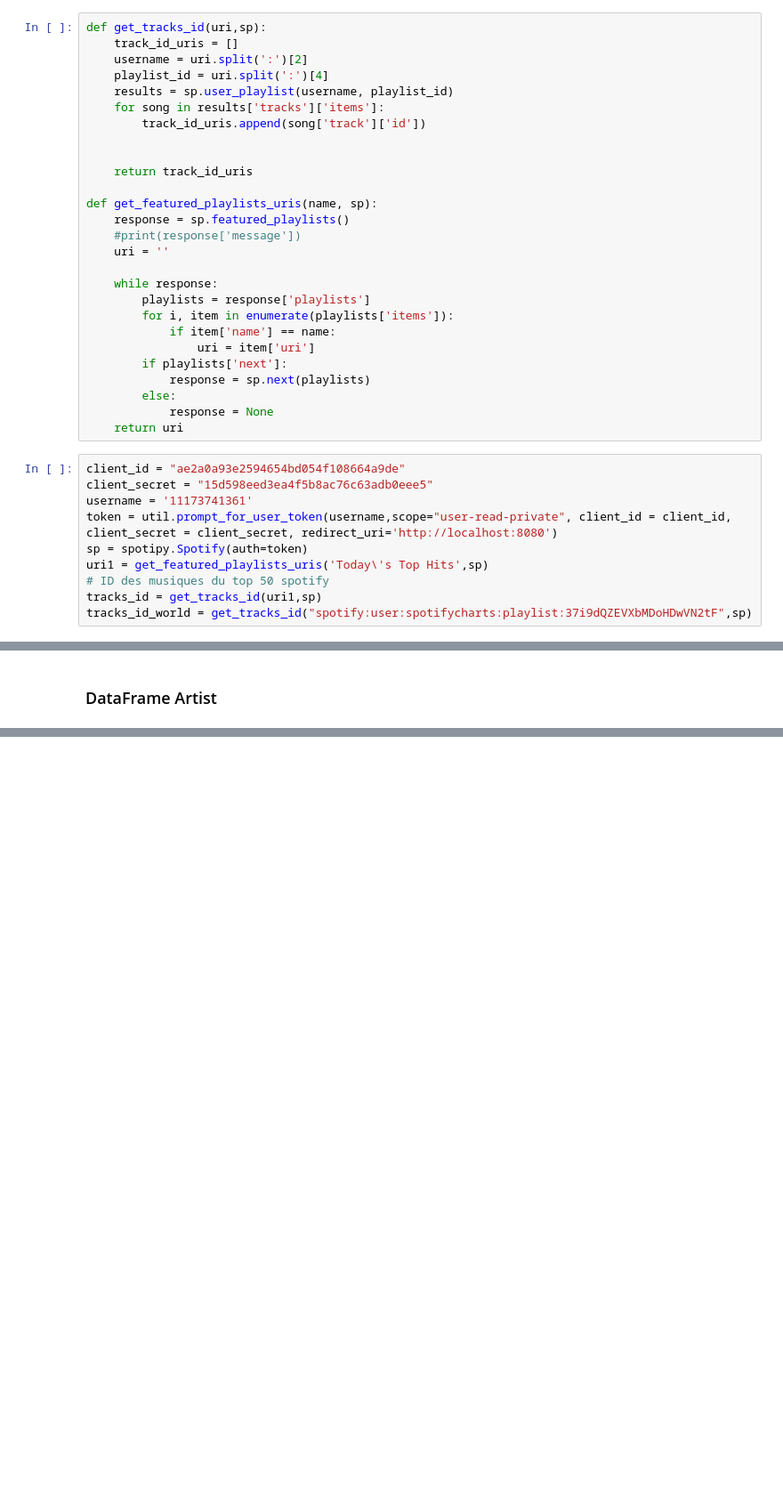
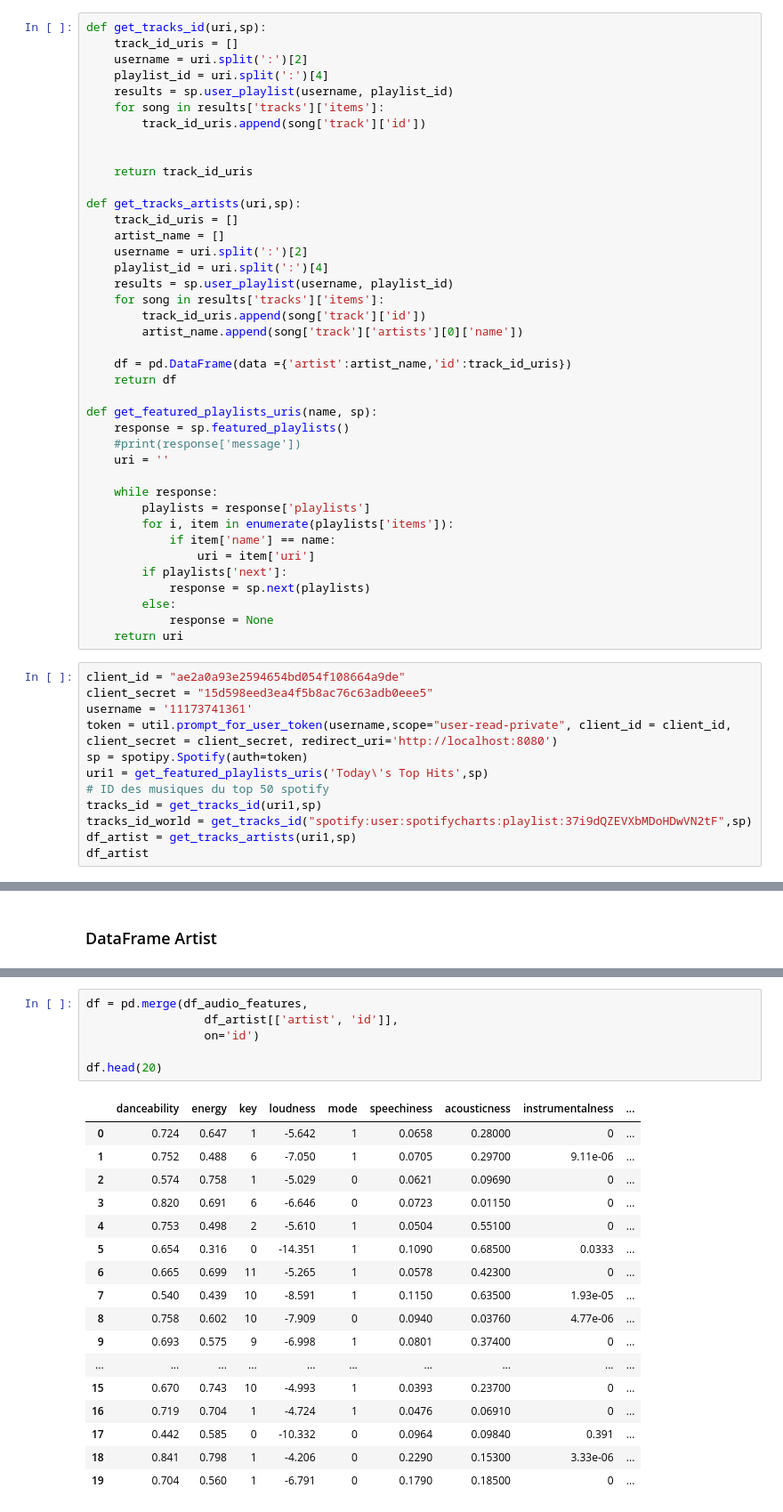
Before and after one commit to rreinette/BEAVERMATRIX, a Jupyter notebook: spotify/randy/Challenge_Data.ipynb, the cells around one changed output, grey strips where cells are left out. Shown at 89% size. Cells and saved outputs as stored; diff of their text form; blank space fills up the shorter version.

```diff
--- a/spotify/randy/Challenge_Data.ipynb
+++ b/spotify/randy/Challenge_Data.ipynb
@@ -136,6 +136,19 @@ def get_tracks_id(uri,sp):
 
 
 	return track_id_uris
+
+def get_tracks_artists(uri,sp):
+	track_id_uris = []
+	artist_name = []
+	username = uri.split(':')[2]
+	playlist_id = uri.split(':')[4]
+	results = sp.user_playlist(username, playlist_id)
+	for song in results['tracks']['items']:
+		track_id_uris.append(song['track']['id'])
+		artist_name.append(song['track']['artists'][0]['name'])
+
+	df = pd.DataFrame(data ={'artist':artist_name,'id':track_id_uris})
+	return df
 
 def get_featured_playlists_uris(name, sp):
 	response = sp.featured_playlists()
@@ -162,3 +175,5 @@ uri1 = get_featured_playlists_uris('Today\'s Top Hits',sp)
 # ID des musiques du top 50 spotify
 tracks_id = get_tracks_id(uri1,sp)
 tracks_id_world = get_tracks_id("spotify:user:spotifycharts:playlist:37i9dQZEVXbMDoHDwVN2tF",sp)
+df_artist = get_tracks_artists(uri1,sp)
+df_artist
@@ -268,0 +314,24 @@ for i in range(df.Artiste.count()):
+# %%
+df = pd.merge(df_audio_features,
+                 df_artist[['artist', 'id']],
+                 on='id')
+
+df.head(20)
+# %% [output]
+|  | danceability | energy | key | loudness | mode | speechiness | acousticness | instrumentalness | ... |
+| 0 | 0.724 | 0.647 | 1 | -5.642 | 1 | 0.0658 | 0.28000 | 0 | ... |
+| 1 | 0.752 | 0.488 | 6 | -7.050 | 1 | 0.0705 | 0.29700 | 9.11e-06 | ... |
+| 2 | 0.574 | 0.758 | 1 | -5.029 | 0 | 0.0621 | 0.09690 | 0 | ... |
+| 3 | 0.820 | 0.691 | 6 | -6.646 | 0 | 0.0723 | 0.01150 | 0 | ... |
+| 4 | 0.753 | 0.498 | 2 | -5.610 | 1 | 0.0504 | 0.55100 | 0 | ... |
+| 5 | 0.654 | 0.316 | 0 | -14.351 | 1 | 0.1090 | 0.68500 | 0.0333 | ... |
+| 6 | 0.665 | 0.699 | 11 | -5.265 | 1 | 0.0578 | 0.42300 | 0 | ... |
+| 7 | 0.540 | 0.439 | 10 | -8.591 | 1 | 0.1150 | 0.63500 | 1.93e-05 | ... |
+| 8 | 0.758 | 0.602 | 10 | -7.909 | 0 | 0.0940 | 0.03760 | 4.77e-06 | ... |
+| 9 | 0.693 | 0.575 | 9 | -6.998 | 1 | 0.0801 | 0.37400 | 0 | ... |
+| ... | ... | ... | ... | ... | ... | ... | ... | ... | ... |
+| 15 | 0.670 | 0.743 | 10 | -4.993 | 1 | 0.0393 | 0.23700 | 0 | ... |
+| 16 | 0.719 | 0.704 | 1 | -4.724 | 1 | 0.0476 | 0.06910 | 0 | ... |
+| 17 | 0.442 | 0.585 | 0 | -10.332 | 0 | 0.0964 | 0.09840 | 0.391 | ... |
+| 18 | 0.841 | 0.798 | 1 | -4.206 | 0 | 0.2290 | 0.15300 | 3.33e-06 | ... |
+| 19 | 0.704 | 0.560 | 1 | -6.791 | 0 | 0.1790 | 0.18500 | 0 | ... |
```
Also changed, not shown: parts of 6 cells of this notebook.
